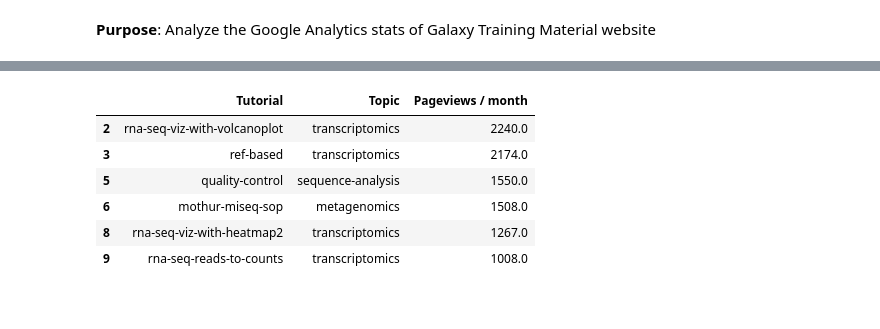
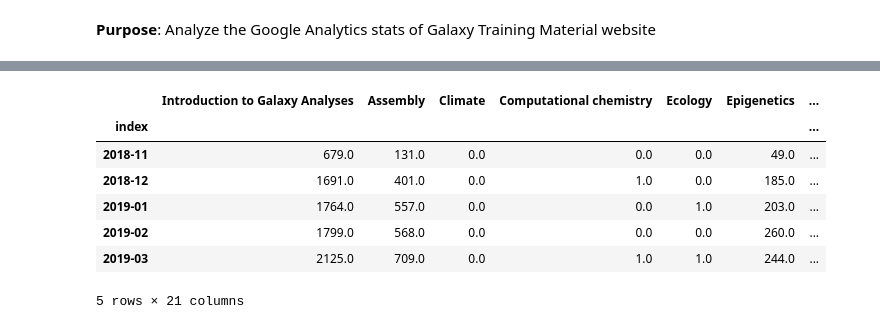
Before and after one commit to galaxyproject/GTN-community-paper-2020, a Jupyter notebook: src/analyze_google_analytics.ipynb, the cells around one changed output, grey strips where cells are left out. Drawn from its saved outputs; the diff is of its cells as text; code cells hidden in the pictures.

```diff
--- a/src/analyze_google_analytics.ipynb
+++ b/src/analyze_google_analytics.ipynb
@@ -107,10 +82,40 @@ df
-# %%
-df[['Tutorial', 'Topic', 'Pageviews / month']].head(10)
-# %% [output]
-|  | Tutorial | Topic | Pageviews / month |
-| 2 | rna-seq-viz-with-volcanoplot | transcriptomics | 2240.0 |
-| 3 | ref-based | transcriptomics | 2174.0 |
-| 5 | quality-control | sequence-analysis | 1550.0 |
-| 6 | mothur-miseq-sop | metagenomics | 1508.0 |
-| 8 | rna-seq-viz-with-heatmap2 | transcriptomics | 1267.0 |
-| 9 | rna-seq-reads-to-counts | transcriptomics | 1008.0 |
+# %%
+topic_users = (pd.DataFrame({'Month Index': range(month_nb)}, index=month_idx)
+    .reset_index()
+    .merge(get_user_stat('../data/topics_analytics/introduction.csv', 'Introduction to Galaxy Analyses'), how='outer')
+    .merge(get_user_stat('../data/topics_analytics/assembly.csv', 'Assembly'), how='outer')
+    .merge(get_user_stat('../data/topics_analytics/climate.csv', 'Climate'), how='outer')
+    .merge(get_user_stat('../data/topics_analytics/computational-chemistry.csv', 'Computational chemistry'), how='outer')
+    .merge(get_user_stat('../data/topics_analytics/ecology.csv', 'Ecology'), how='outer')
+    .merge(get_user_stat('../data/topics_analytics/epigenetics.csv', 'Epigenetics'), how='outer')
+    .merge(get_user_stat('../data/topics_analytics/genome-annotation.csv', 'Genome Annotation'), how='outer')
+    .merge(get_user_stat('../data/topics_analytics/imaging.csv', 'Imaging'), how='outer')
+    .merge(get_user_stat('../data/topics_analytics/metabolomics.csv', 'Metabolomics'), how='outer')
+    .merge(get_user_stat('../data/topics_analytics/metagenomics.csv', 'Metagenomics'), how='outer')
+    .merge(get_user_stat('../data/topics_analytics/proteomics.csv', 'Proteomics'), how='outer')
+    .merge(get_user_stat('../data/topics_analytics/sequence-analysis.csv', 'Sequence analysis'), how='outer')
+    .merge(get_user_stat('../data/topics_analytics/statistics.csv', 'Statistics and machine learning'), how='outer')
+    .merge(get_user_stat('../data/topics_analytics/transcriptomics.csv', 'Transcriptomics'), how='outer')
+    .merge(get_user_stat('../data/topics_analytics/variant-analysis.csv', 'Variant Analysis'), how='outer')
+    .merge(get_user_stat('../data/topics_analytics/visualisation.csv', 'Visualization'), how='outer')
+
+    .merge(get_user_stat('../data/topics_analytics/galaxy-interface.csv', 'User Interface and Data Manipulation'), how='outer')
+
+    .merge(get_user_stat('../data/topics_analytics/admin.csv', 'Galaxy Server administration'), how='outer')
+    .merge(get_user_stat('../data/topics_analytics/dev.csv', 'Development in Galaxy'), how='outer')
+
+    .merge(get_user_stat('../data/topics_analytics/contributing.csv', 'Contributing to the Galaxy Training Material'), how='outer')
+    .merge(get_user_stat('../data/topics_analytics/instructors.csv', 'Teaching and Hosting Galaxy training'), how='outer')
+    .fillna(0)
+    .set_index('index')
+    .drop(columns=['Month Index']))
+topic_users.head()
+# %% [output]
+|  | Introduction to Galaxy Analyses | Assembly | Climate | Computational chemistry | Ecology | Epigenetics | ... |
+| index |  |  |  |  |  |  | ... |
+| 2018-11 | 679.0 | 131.0 | 0.0 | 0.0 | 0.0 | 49.0 | ... |
+| 2018-12 | 1691.0 | 401.0 | 0.0 | 1.0 | 0.0 | 185.0 | ... |
+| 2019-01 | 1764.0 | 557.0 | 0.0 | 0.0 | 1.0 | 203.0 | ... |
+| 2019-02 | 1799.0 | 568.0 | 0.0 | 0.0 | 0.0 | 260.0 | ... |
+| 2019-03 | 2125.0 | 709.0 | 0.0 | 1.0 | 1.0 | 244.0 | ... |
+5 rows × 21 columns
```
Also changed, not shown: parts of 21 cells of this notebook, 4 other files.
